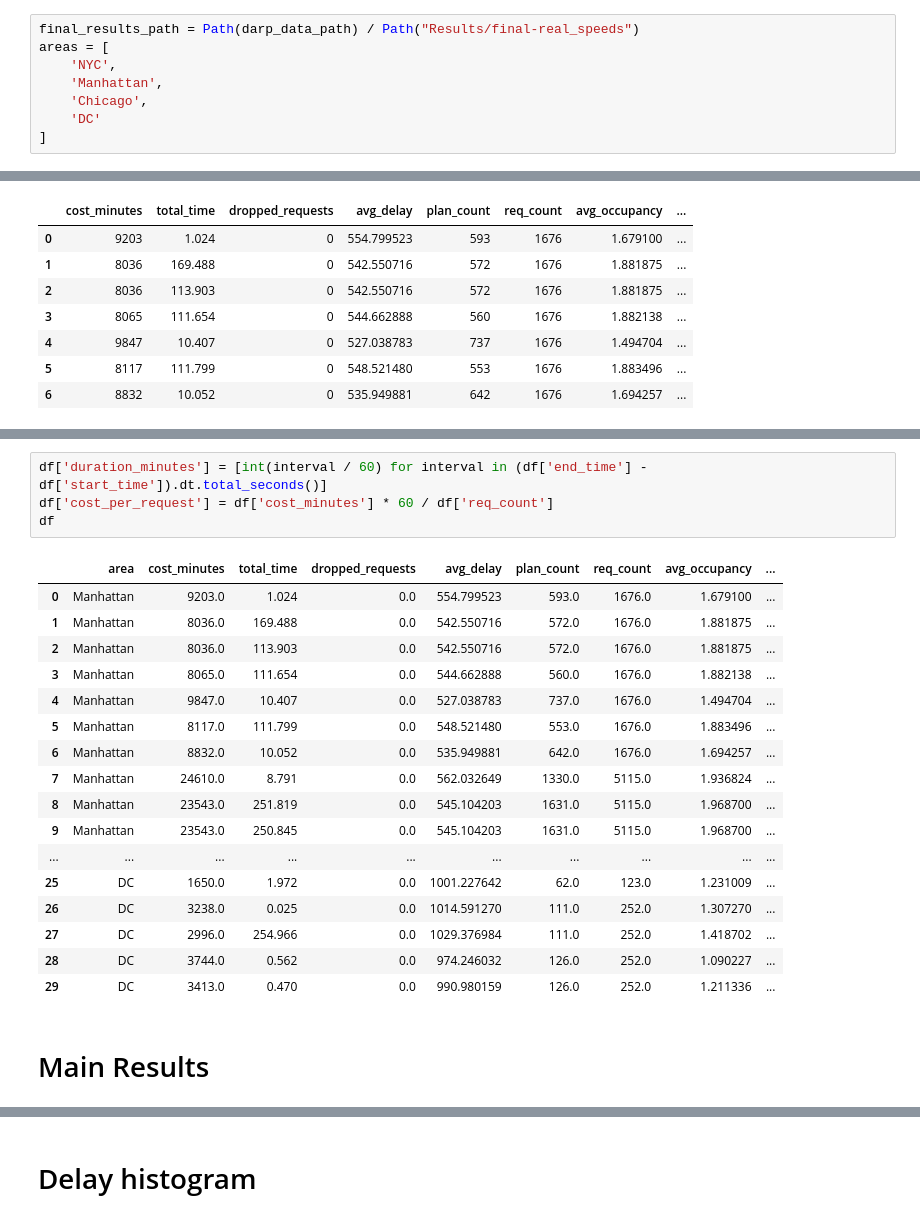
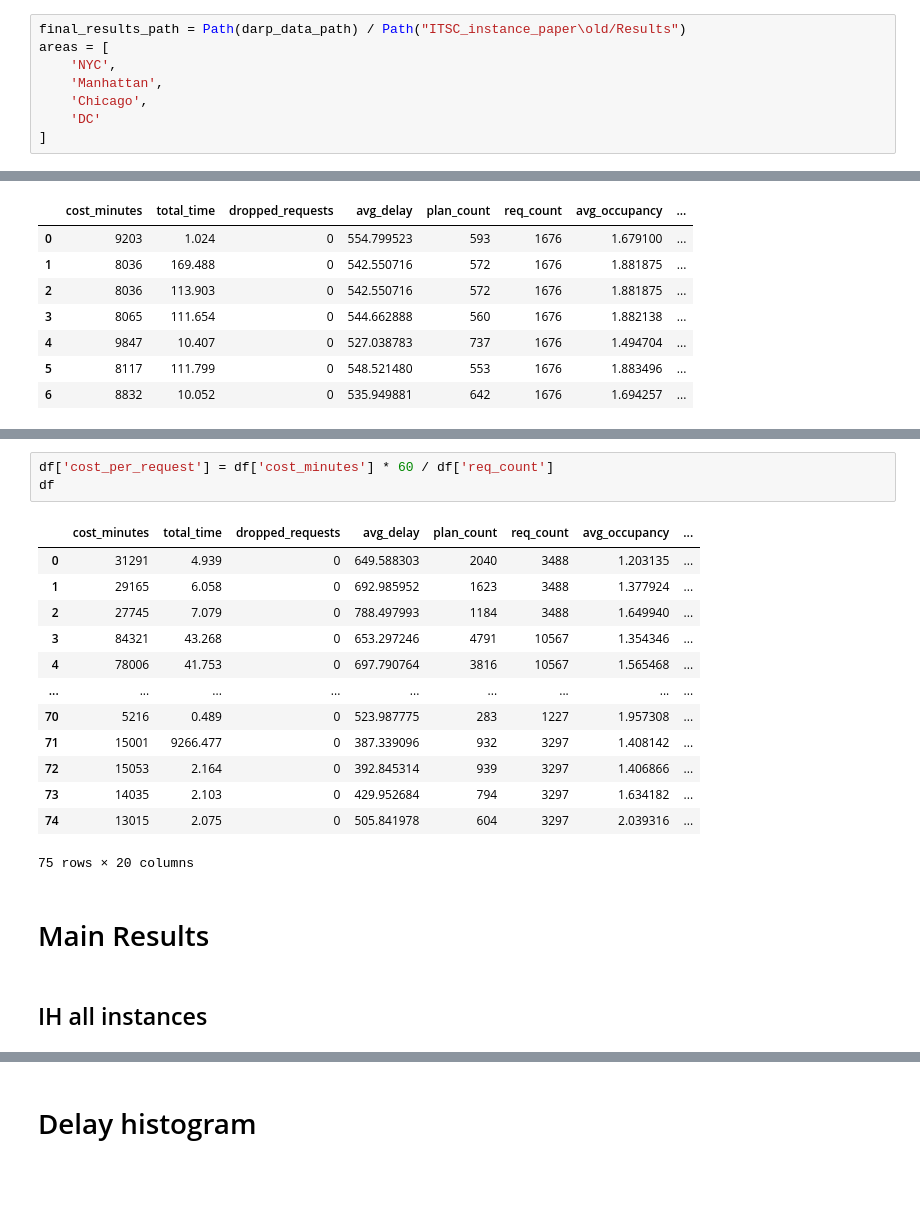
Before and after one commit to aicenter/Ridesharing_DARP_instances, a Jupyter notebook: python/nb/ITSC Result Figures.ipynb, the cells around one changed output, grey strips where cells are left out. Cells and saved outputs as stored; diff of their text form; blank space fills up the shorter version.

Commit message:
fixing solution checker imports; new isntances and experiments; results figures update;

```diff
--- a/python/nb/ITSC Result Figures.ipynb
+++ b/python/nb/ITSC Result Figures.ipynb
@@ -30,7 +16,7 @@ from darpinstances.results import load_instance_series, instance_series_results_
 # darp_data_path = r"D:/Google Drive/AIC Experiment Data/DARP"
 darp_data_path = r"C:/Google Drive/AIC Experiment Data/DARP"
 # %%
-final_results_path = Path(darp_data_path) / Path("Results/final-real_speeds")
+final_results_path = Path(darp_data_path) / Path("ITSC_instance_paper\old/Results")
 areas = [
     'NYC',
     'Manhattan',
@@ -139,25 +121,22 @@ df
 # %%
-df['duration_minutes'] = [int(interval / 60) for interval in (df['end_time'] - df['start_time']).dt.total_seconds()]
 df['cost_per_request'] = df['cost_minutes'] * 60 / df['req_count']
 df
 # %% [output]
-|  | area | cost_minutes | total_time | dropped_requests | avg_delay | plan_count | req_count | avg_occupancy | ... |
-| 0 | Manhattan | 9203.0 | 1.024 | 0.0 | 554.799523 | 593.0 | 1676.0 | 1.679100 | ... |
-| 1 | Manhattan | 8036.0 | 169.488 | 0.0 | 542.550716 | 572.0 | 1676.0 | 1.881875 | ... |
-| 2 | Manhattan | 8036.0 | 113.903 | 0.0 | 542.550716 | 572.0 | 1676.0 | 1.881875 | ... |
-| 3 | Manhattan | 8065.0 | 111.654 | 0.0 | 544.662888 | 560.0 | 1676.0 | 1.882138 | ... |
-| 4 | Manhattan | 9847.0 | 10.407 | 0.0 | 527.038783 | 737.0 | 1676.0 | 1.494704 | ... |
-| 5 | Manhattan | 8117.0 | 111.799 | 0.0 | 548.521480 | 553.0 | 1676.0 | 1.883496 | ... |
-| 6 | Manhattan | 8832.0 | 10.052 | 0.0 | 535.949881 | 642.0 | 1676.0 | 1.694257 | ... |
-| 7 | Manhattan | 24610.0 | 8.791 | 0.0 | 562.032649 | 1330.0 | 5115.0 | 1.936824 | ... |
-| 8 | Manhattan | 23543.0 | 251.819 | 0.0 | 545.104203 | 1631.0 | 5115.0 | 1.968700 | ... |
-| 9 | Manhattan | 23543.0 | 250.845 | 0.0 | 545.104203 | 1631.0 | 5115.0 | 1.968700 | ... |
-| ... | ... | ... | ... | ... | ... | ... | ... | ... | ... |
-| 25 | DC | 1650.0 | 1.972 | 0.0 | 1001.227642 | 62.0 | 123.0 | 1.231009 | ... |
-| 26 | DC | 3238.0 | 0.025 | 0.0 | 1014.591270 | 111.0 | 252.0 | 1.307270 | ... |
-| 27 | DC | 2996.0 | 254.966 | 0.0 | 1029.376984 | 111.0 | 252.0 | 1.418702 | ... |
-| 28 | DC | 3744.0 | 0.562 | 0.0 | 974.246032 | 126.0 | 252.0 | 1.090227 | ... |
-| 29 | DC | 3413.0 | 0.470 | 0.0 | 990.980159 | 126.0 | 252.0 | 1.211336 | ... |
+|  | cost_minutes | total_time | dropped_requests | avg_delay | plan_count | req_count | avg_occupancy | ... |
+| 0 | 31291 | 4.939 | 0 | 649.588303 | 2040 | 3488 | 1.203135 | ... |
+| 1 | 29165 | 6.058 | 0 | 692.985952 | 1623 | 3488 | 1.377924 | ... |
+| 2 | 27745 | 7.079 | 0 | 788.497993 | 1184 | 3488 | 1.649940 | ... |
+| 3 | 84321 | 43.268 | 0 | 653.297246 | 4791 | 10567 | 1.354346 | ... |
+| 4 | 78006 | 41.753 | 0 | 697.790764 | 3816 | 10567 | 1.565468 | ... |
+| ... | ... | ... | ... | ... | ... | ... | ... | ... |
+| 70 | 5216 | 0.489 | 0 | 523.987775 | 283 | 1227 | 1.957308 | ... |
+| 71 | 15001 | 9266.477 | 0 | 387.339096 | 932 | 3297 | 1.408142 | ... |
+| 72 | 15053 | 2.164 | 0 | 392.845314 | 939 | 3297 | 1.406866 | ... |
+| 73 | 14035 | 2.103 | 0 | 429.952684 | 794 | 3297 | 1.634182 | ... |
+| 74 | 13015 | 2.075 | 0 | 505.841978 | 604 | 3297 | 2.039316 | ... |
+75 rows × 20 columns
 # %% [markdown]
 # Main Results
+# %% [markdown]
+## IH all instances
 # %%
```
Also changed, not shown: parts of 7 cells of this notebook, 12 other files.
